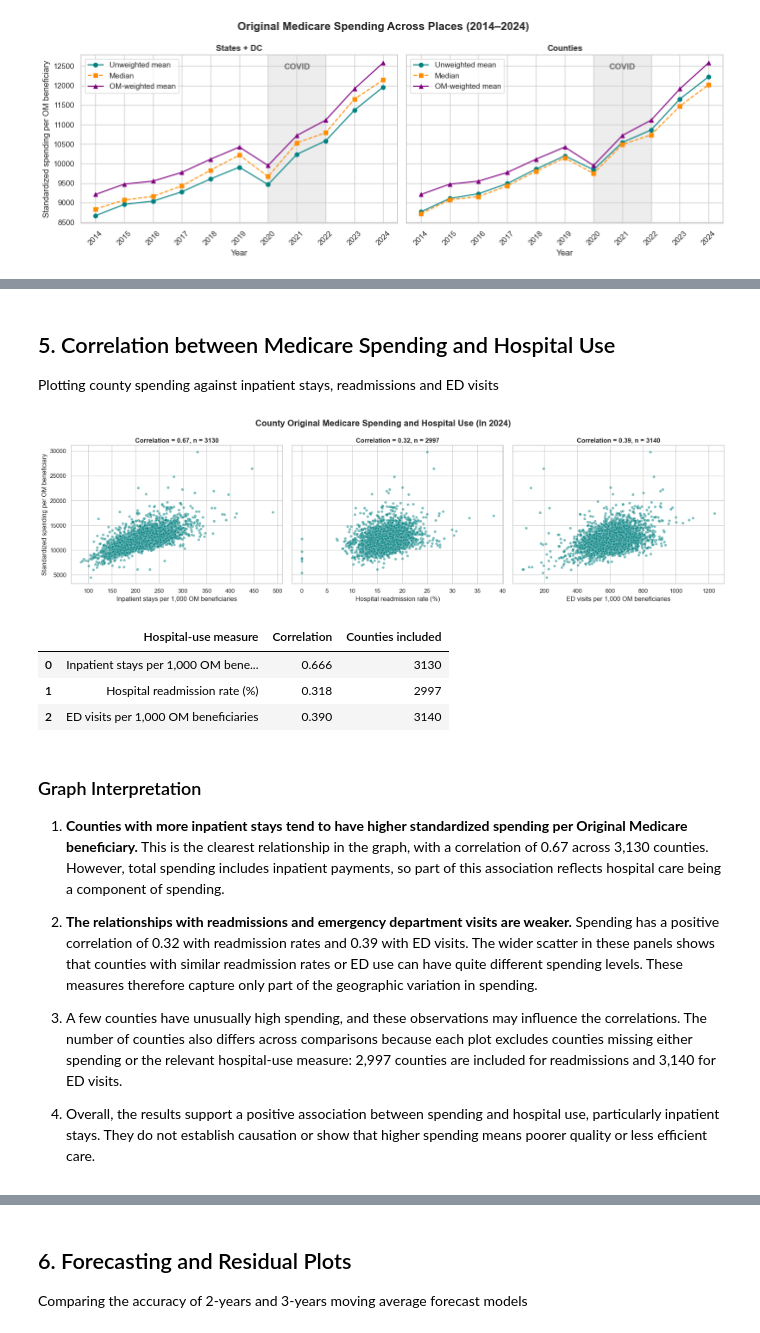
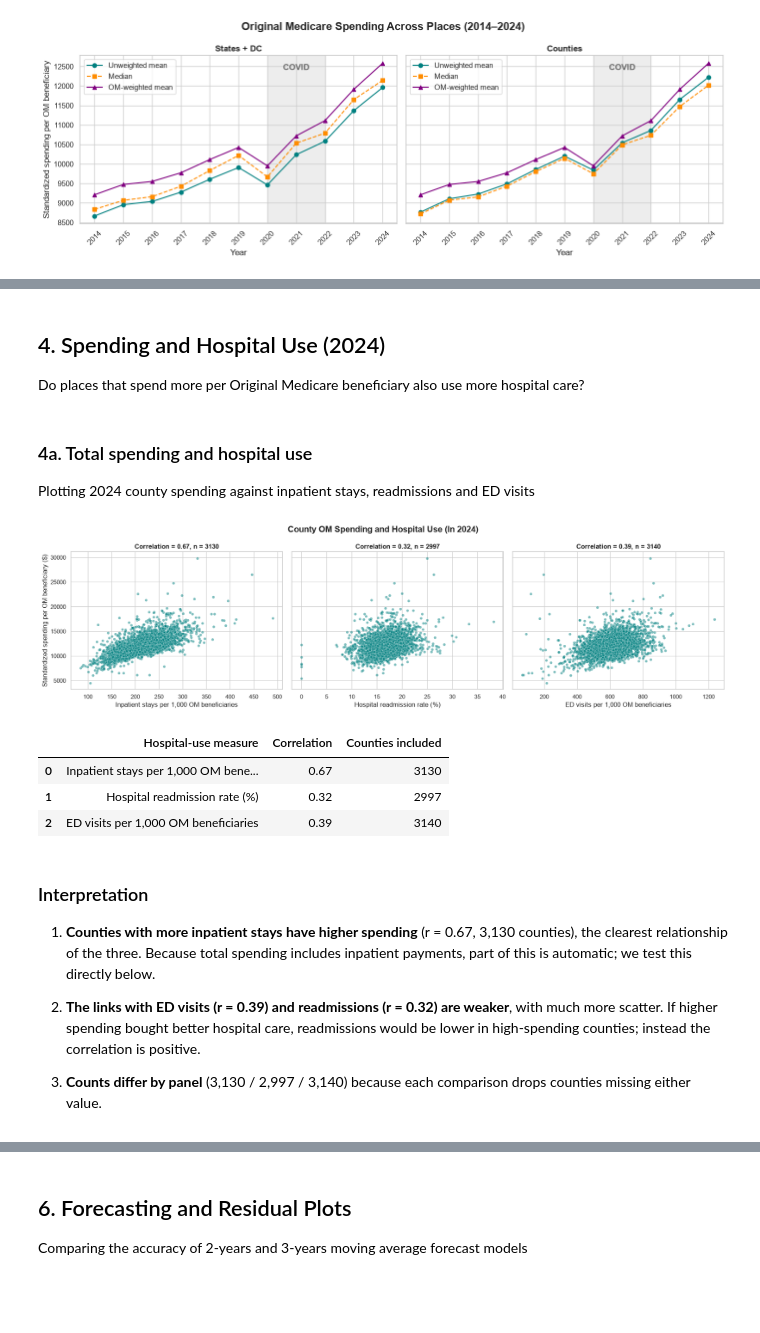
Before and after one commit to avanikasane/medicare-geographic-variation, a Jupyter notebook: notebooks/02_analysis.ipynb, the cells around one changed output, grey strips where cells are left out. Saved outputs shown, nothing was run; the diff lists cells and outputs as text; code cells hidden in the pictures; blank space fills up the shorter version.

```diff
--- a/notebooks/02_analysis.ipynb
+++ b/notebooks/02_analysis.ipynb
@@ -248,6 +314,9 @@ plt.show()
 # %% [markdown]
-## 5. Correlation between Medicare Spending and Hospital Use
-Plotting county spending against inpatient stays, readmissions and ED visits
+## 4. Spending and Hospital Use (2024)
+Do places that spend more per Original Medicare beneficiary also use more hospital care?
+# %% [markdown]
+### 4a. Total spending and hospital use
+Plotting 2024 county spending against inpatient stays, readmissions and ED visits
 # %%
 # Select 2024 and exclude unknown county locations
 county_2024 = county_df[county_df["year"] == 2024].copy()
@@ -281,48 +350,46 @@ for ax, (variable, label) in zip(axes, measures):
         y="spend_pc_std",
         color="teal",
         alpha=0.5,
         s=25,
         ax=ax
     )
 
     ax.set_title(
         f"Correlation = {correlation:.2f}, n = {len(pairs)}",
         fontweight="bold"
     )
     ax.set_xlabel(label)
     ax.set_ylabel("")
 
  # Save the correlation and count of counties
     correlation_rows.append({
         "Hospital-use measure": label,
         "Correlation": correlation,
         "Counties included": len(pairs)
     })
 
-axes[0].set_ylabel("Standardized spending per OM beneficiary")
+axes[0].set_ylabel("Standardized spending per OM beneficiary ($)")
 
 fig.suptitle(
-    "County Original Medicare Spending and Hospital Use (In 2024)",
+    "County OM Spending and Hospital Use (In 2024)",
     fontsize=16, fontweight="bold"
 )
 
 plt.tight_layout()
+plt.savefig(f"{FIG_DIR}/fig3_spending_vs_hospital_use.png", dpi=150, bbox_inches="tight")
 plt.show()
 
-display(pd.DataFrame(correlation_rows).round(3))
+display(pd.DataFrame(correlation_rows).round(2))
 # %% [output]
-[figure, old version]
+[figure, new version]
 |  | Hospital-use measure | Correlation | Counties included |
-| 0 | Inpatient stays per 1,000 OM bene... | 0.666 | 3130 |
-| 1 | Hospital readmission rate (%) | 0.318 | 2997 |
-| 2 | ED visits per 1,000 OM beneficiaries | 0.390 | 3140 |
+| 0 | Inpatient stays per 1,000 OM bene... | 0.67 | 3130 |
+| 1 | Hospital readmission rate (%) | 0.32 | 2997 |
+| 2 | ED visits per 1,000 OM beneficiaries | 0.39 | 3140 |
 # %% [markdown]
-### Graph Interpretation
+### Interpretation
+1. **Counties with more inpatient stays have higher spending** (r = 0.67, 3,130 counties), the clearest relationship of the three. Because total spending includes inpatient payments, part of this is automatic; we test this directly below.
 
-1. **Counties with more inpatient stays tend to have higher standardized spending per Original Medicare beneficiary.** This is the clearest relationship in the graph, with a correlation of 0.67 across 3,130 counties. However, total spending includes inpatient payments, so part of this association reflects hospital care being a component of spending.
+2. **The links with ED visits (r = 0.39) and readmissions (r = 0.32) are weaker**, with much more scatter. If higher spending bought better hospital care, readmissions would be lower in high-spending counties; instead the correlation is positive.
 
-2. **The relationships with readmissions and emergency department visits are weaker.** Spending has a positive correlation of 0.32 with readmission rates and 0.39 with ED visits. The wider scatter in these panels shows that counties with similar readmission rates or ED use can have quite different spending levels. These measures therefore capture only part of the geographic variation in spending.
-
-3. A few counties have unusually high spending, and these observations may influence the correlations. The number of counties also differs across comparisons because each plot excludes counties missing either spending or the relevant hospital-use measure: 2,997 counties are included for readmissions and 3,140 for ED visits.
-
-4. Overall, the results support a positive association between spending and hospital use, particularly inpatient stays. They do not establish causation or show that higher spending means poorer quality or less efficient care.
+3. **Counts differ by panel** (3,130 / 2,997 / 3,140) because each comparison drops counties missing either value.
```
Also changed, not shown: parts of 17 cells of this notebook, 2 other files.
